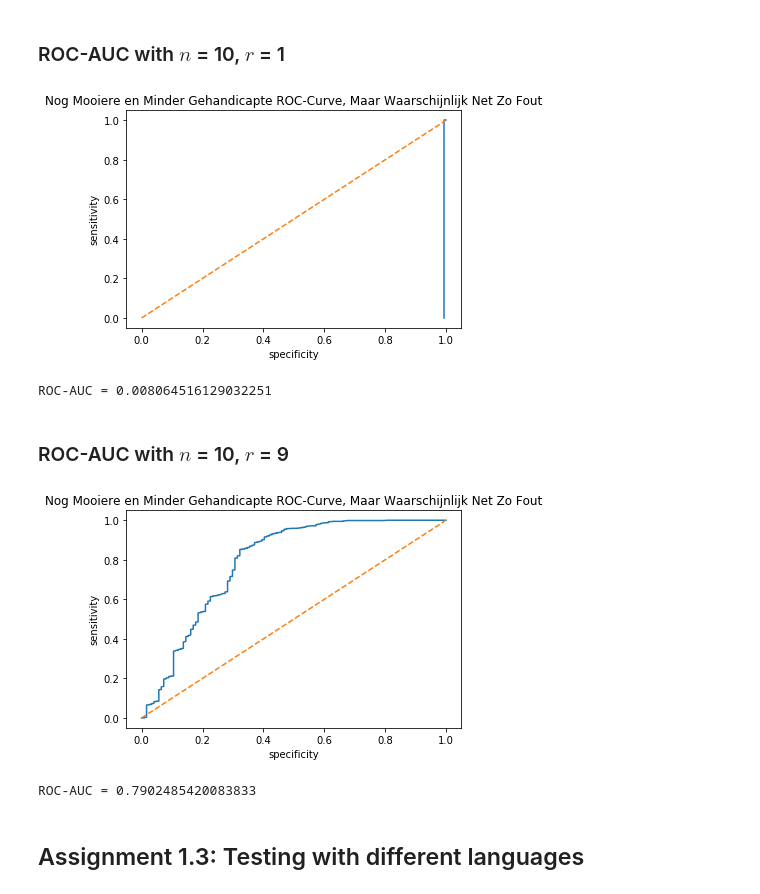
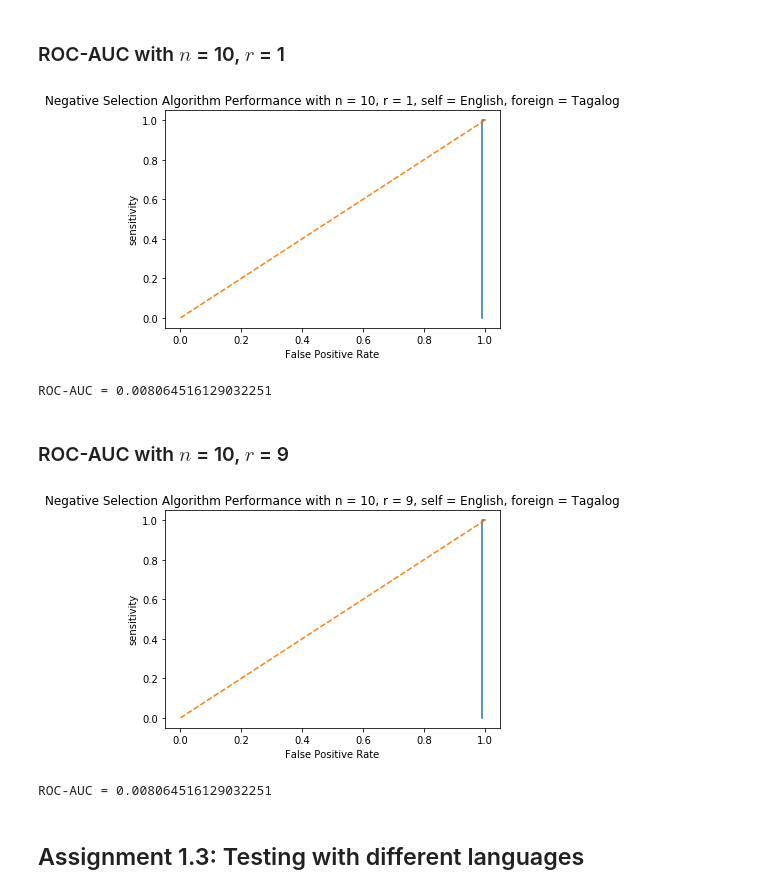
Before and after one commit to Avuerro/NaturalComputing, a Jupyter notebook: Assignment3-AIS/Assignment3_AIS_Exercise1.ipynb, the cells around one changed output. Cells and saved outputs as stored; diff of their text form; code cells hidden in the pictures.

```diff
--- a/Assignment3-AIS/Assignment3_AIS_Exercise1.ipynb
+++ b/Assignment3-AIS/Assignment3_AIS_Exercise1.ipynb
@@ -76,6 +76,10 @@ print(sorted(a))
 
     sensitivity = percentage of anomalous strings higher than cut off score
     specificity = percentage of normal strings lower than cut off score
+
+    To calculate AUC you need ROC and for ROC you need TPR and FPR,
+    TPR = sensitivity
+    FPR = 1 - specificty
 
     compute AUC
     1. merge two test string sets (direction not specified..)
@@ -113,8 +117,8 @@ def roc_auc(merged_outputs, title = 'Nog Mooiere en Minder Gehandicapte ROC-Curv
     FPR = [1 - x for x in specificity]
     plt.plot(sorted(FPR),sorted(sensitivity))
     plt.plot([0.0, 1.0], [0.0,1.0], ls='--')
-    plt.xlabel('specificity')
-    plt.ylabel('sensitivity')
+    plt.xlabel('False Positive Rate')
+    plt.ylabel('Sensitivity')
     plt.title(title)
     plt.show()
     ## AUC = auc(fpr, tpr) FPR = 1-specicity TPR = Sensitivity
@@ -140,21 +144,21 @@ ROC-AUC = 0.7902485420083833
 merged_outputs = sorted(get_negsel_outputs("merged.test", r = 1))
 
 # get ROC-AUC
-roc_auc(merged_outputs)
+roc_auc(merged_outputs , title="Negative Selection Algorithm Performance with n = 10, r = 1, self = English, foreign = Tagalog")
 # %% [output]
-[figure, old version]
+[figure, new version]
 ROC-AUC = 0.008064516129032251
 # %% [markdown]
 ### ROC-AUC with $n$ = 10, $r$ = 9
 # %%
 # get sorted output on merged test set
-merged_outputs = sorted(get_negsel_outputs("merged.test", r = 4))
+merged_outputs = sorted(get_negsel_outputs("merged.test", r = 9))
 
 # get ROC-AUC
-roc_auc(merged_outputs)
+roc_auc(merged_outputs, title="Negative Selection Algorithm Performance with n = 10, r = 9, self = English, foreign = Tagalog")
 # %% [output]
-[figure, old version]
+[figure, new version]
-ROC-AUC = 0.7902485420083833
+ROC-AUC = 0.008064516129032251
 # %% [markdown]
 ## Assignment 1.3: Testing with different languages
 # %% [markdown]
```
Also changed, not shown: parts of 5 cells of this notebook.
